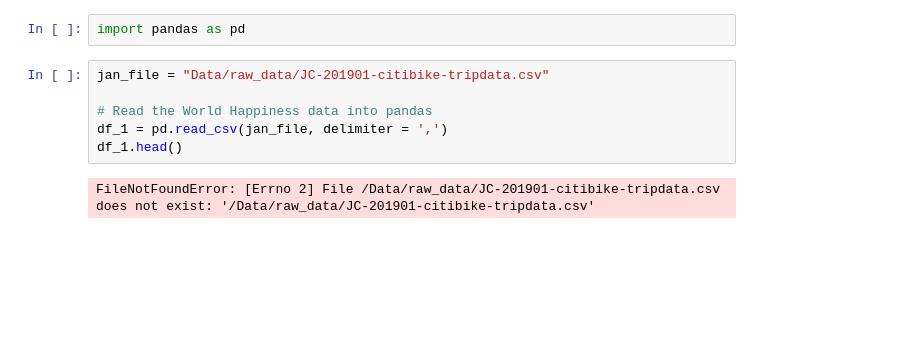
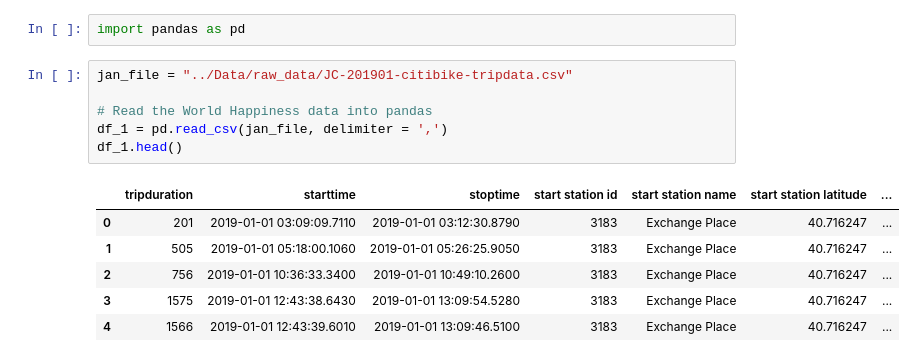
Before and after one commit to dstagner63/citi-bike-analysis---tableau, a Jupyter notebook: Instructions/data_merge.ipynb, the cells around one changed output. Saved outputs shown, nothing was run; the diff lists cells and outputs as text; blank space fills up the shorter version.

```diff
--- a/Instructions/data_merge.ipynb
+++ b/Instructions/data_merge.ipynb
@@ -1,10 +1,15 @@
 # %%
 import pandas as pd
 # %%
-jan_file = "Data/raw_data/JC-201901-citibike-tripdata.csv"
+jan_file = "../Data/raw_data/JC-201901-citibike-tripdata.csv"
 
 # Read the World Happiness data into pandas
 df_1 = pd.read_csv(jan_file, delimiter = ',')
 df_1.head()
 # %% [output]
-FileNotFoundError: [Errno 2] File /Data/raw_data/JC-201901-citibike-tripdata.csv does not exist: '/Data/raw_data/JC-201901-citibike-tripdata.csv'
+|  | tripduration | starttime | stoptime | start station id | start station name | start station latitude | ... |
+| 0 | 201 | 2019-01-01 03:09:09.7110 | 2019-01-01 03:12:30.8790 | 3183 | Exchange Place | 40.716247 | ... |
+| 1 | 505 | 2019-01-01 05:18:00.1060 | 2019-01-01 05:26:25.9050 | 3183 | Exchange Place | 40.716247 | ... |
+| 2 | 756 | 2019-01-01 10:36:33.3400 | 2019-01-01 10:49:10.2600 | 3183 | Exchange Place | 40.716247 | ... |
+| 3 | 1575 | 2019-01-01 12:43:38.6430 | 2019-01-01 13:09:54.5280 | 3183 | Exchange Place | 40.716247 | ... |
+| 4 | 1566 | 2019-01-01 12:43:39.6010 | 2019-01-01 13:09:46.5100 | 3183 | Exchange Place | 40.716247 | ... |
```
Also changed, not shown: parts of 13 cells of this notebook, 1 other file.
